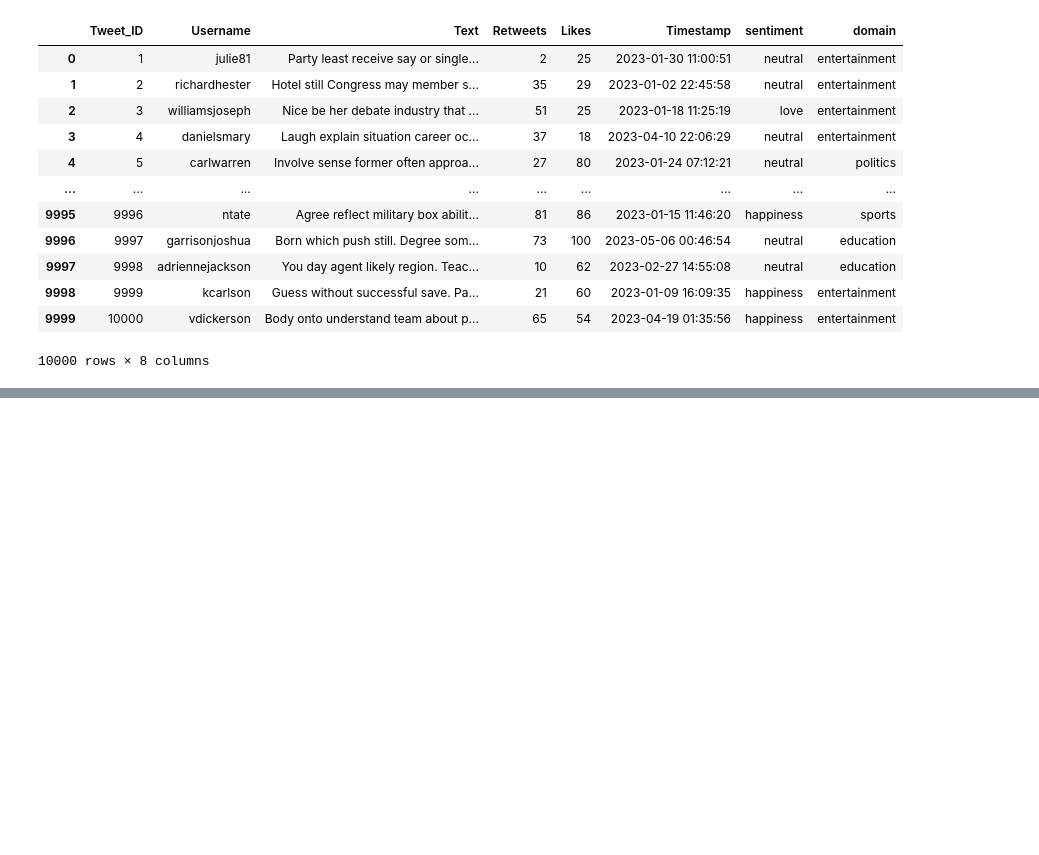
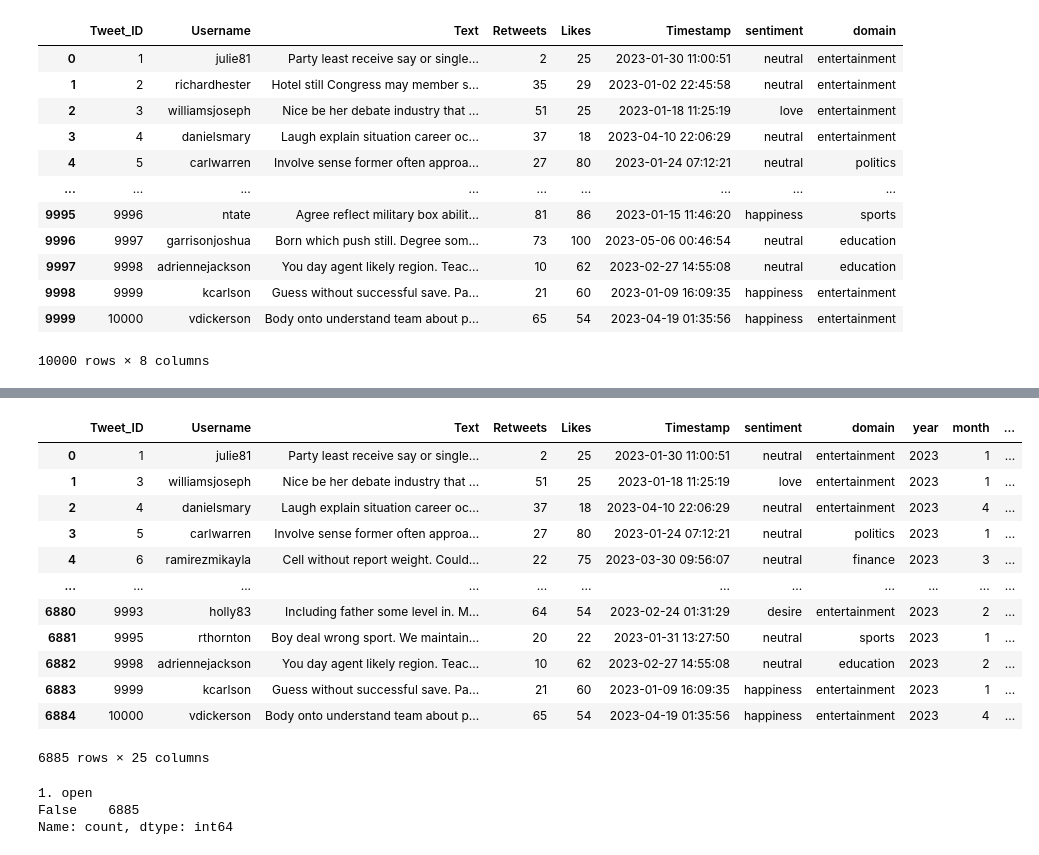
Before and after one commit to arundhatisingh17/Stock-Sentiment-Analysis, a Jupyter notebook: stock-prices-sentiment.ipynb, the cells around one changed output, grey strips where cells are left out. Cells and saved outputs as stored; diff of their text form; code cells hidden in the pictures; blank space fills up the shorter version.

```diff
--- a/stock-prices-sentiment.ipynb
+++ b/stock-prices-sentiment.ipynb
@@ -154,0 +298,27 @@ twitter_dataset = pd.read_csv("/kaggle/working/twitter_dataset(domain).csv")
+# %%
+# merge both the datasets
+
+merged_df = twitter_updated.merge(google_prices, on = ["year", "month", "day"])
+merged_df
+# %% [output]
+|  | Tweet_ID | Username | Text | Retweets | Likes | Timestamp | sentiment | domain | year | month | ... |
+| 0 | 1 | julie81 | Party least receive say or single... | 2 | 25 | 2023-01-30 11:00:51 | neutral | entertainment | 2023 | 1 | ... |
+| 1 | 3 | williamsjoseph | Nice be her debate industry that ... | 51 | 25 | 2023-01-18 11:25:19 | love | entertainment | 2023 | 1 | ... |
+| 2 | 4 | danielsmary | Laugh explain situation career oc... | 37 | 18 | 2023-04-10 22:06:29 | neutral | entertainment | 2023 | 4 | ... |
+| 3 | 5 | carlwarren | Involve sense former often approa... | 27 | 80 | 2023-01-24 07:12:21 | neutral | politics | 2023 | 1 | ... |
+| 4 | 6 | ramirezmikayla | Cell without report weight. Could... | 22 | 75 | 2023-03-30 09:56:07 | neutral | finance | 2023 | 3 | ... |
+| ... | ... | ... | ... | ... | ... | ... | ... | ... | ... | ... | ... |
+| 6880 | 9993 | holly83 | Including father some level in. M... | 64 | 54 | 2023-02-24 01:31:29 | desire | entertainment | 2023 | 2 | ... |
+| 6881 | 9995 | rthornton | Boy deal wrong sport. We maintain... | 20 | 22 | 2023-01-31 13:27:50 | neutral | sports | 2023 | 1 | ... |
+| 6882 | 9998 | adriennejackson | You day agent likely region. Teac... | 10 | 62 | 2023-02-27 14:55:08 | neutral | education | 2023 | 2 | ... |
+| 6883 | 9999 | kcarlson | Guess without successful save. Pa... | 21 | 60 | 2023-01-09 16:09:35 | happiness | entertainment | 2023 | 1 | ... |
+| 6884 | 10000 | vdickerson | Body onto understand team about p... | 65 | 54 | 2023-04-19 01:35:56 | happiness | entertainment | 2023 | 4 | ... |
+6885 rows × 25 columns
+# %%
+# check if there are any rows with null open values, indicating a holiday
+
+merged_df["1. open"].isnull().value_counts()
+# %% [output]
+1. open
+False    6885
+Name: count, dtype: int64
```
Also changed, not shown: parts of 27 cells of this notebook.
